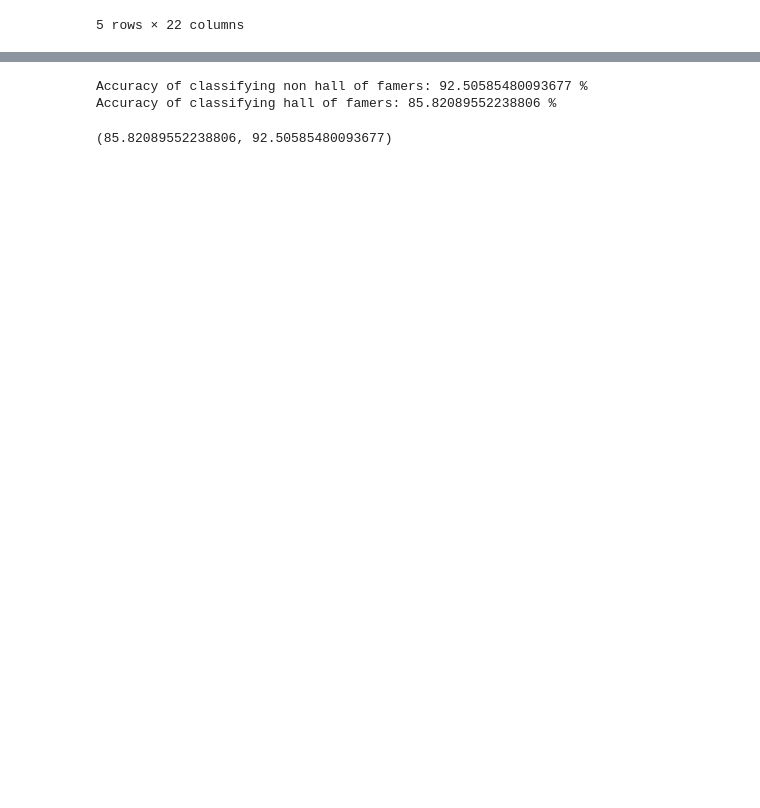
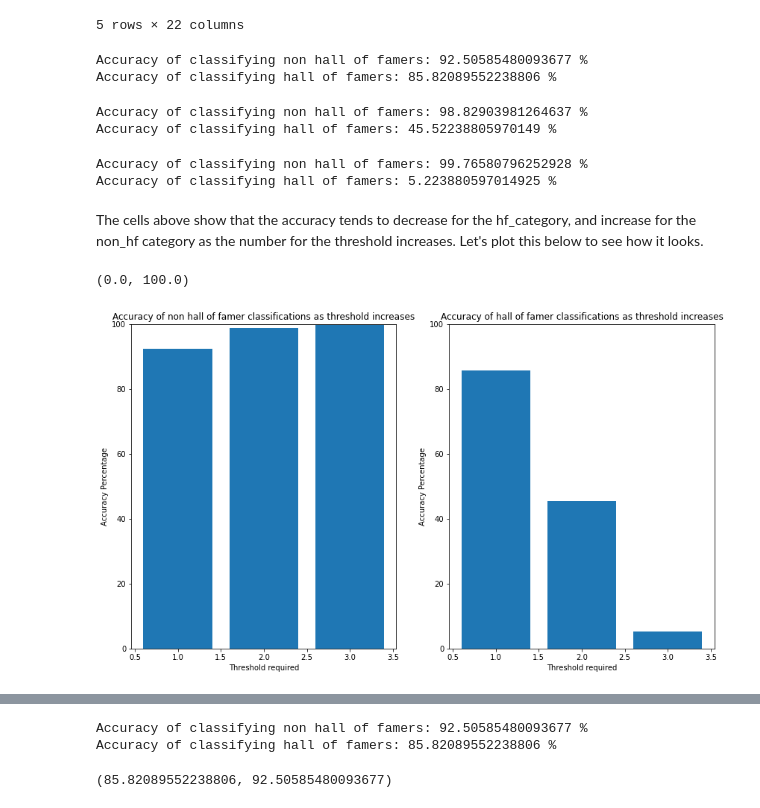
Before and after one commit to surmud/NBA-Hall-of-fame-predictor, a Jupyter notebook: hof.ipynb, the cells around one changed output, grey strips where cells are left out. Saved outputs shown, nothing was run; the diff lists cells and outputs as text; code cells hidden in the pictures; blank space fills up the shorter version.

```diff
--- a/hof.ipynb
+++ b/hof.ipynb
@@ -524,3 +551,51 @@ def train_model(num_categories, print_hof_results = False, print_non_hof_results
     hof_accuracy = accuracy * 100
 
     return hof_accuracy, non_hof_accuracy
+# %%
+nhf_accuracy = []
+hf_accuracy = []
+# %%
+#Threshold of 1
+hf, nhf = train_model(1)
+nhf_accuracy.append(nhf)
+hf_accuracy.append(hf)
+# %% [output]
+Accuracy of classifying non hall of famers: 92.50585480093677 %
+Accuracy of classifying hall of famers: 85.82089552238806 %
+# %%
+#Threshold of 2
+hf, nhf = train_model(2)
+nhf_accuracy.append(nhf)
+hf_accuracy.append(hf)
+# %% [output]
+Accuracy of classifying non hall of famers: 98.82903981264637 %
+Accuracy of classifying hall of famers: 45.52238805970149 %
+# %%
+#Threshold of 3
+hf, nhf = train_model(3)
+nhf_accuracy.append(nhf)
+hf_accuracy.append(hf)
+# %% [output]
+Accuracy of classifying non hall of famers: 99.76580796252928 %
+Accuracy of classifying hall of famers: 5.223880597014925 %
+# %% [markdown]
+The cells above show that the accuracy tends to decrease for the hf_category, and increase for the non_hf category as the number for the threshold increases. Let's plot this below to see how it looks.
+# %%
+#plot the figures
+plt.figure(figsize=(14, 8))
+plt.subplot(1,2,1)
+plt.title("Accuracy of non hall of famer classifications as threshold increases")
+plt.bar(range(1,4), nhf_accuracy)
+plt.ylim(0, 100)
+plt.xlabel("Threshold required")
+plt.ylabel("Accuracy Percentage")
+
+plt.subplot(1, 2, 2)
+plt.title("Accuracy of hall of famer classifications as threshold increases")
+plt.bar(range(1,4), hf_accuracy)
+plt.xlabel("Threshold required")
+plt.ylabel("Accuracy Percentage")
+plt.ylim(0, 100)
+# %% [output]
+(0.0, 100.0)
+[figure, added]
```
Also changed, not shown: parts of 41 cells of this notebook.
